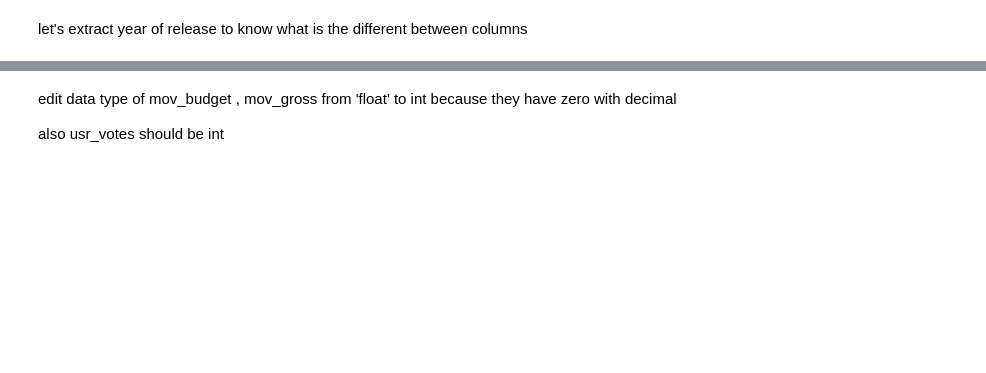
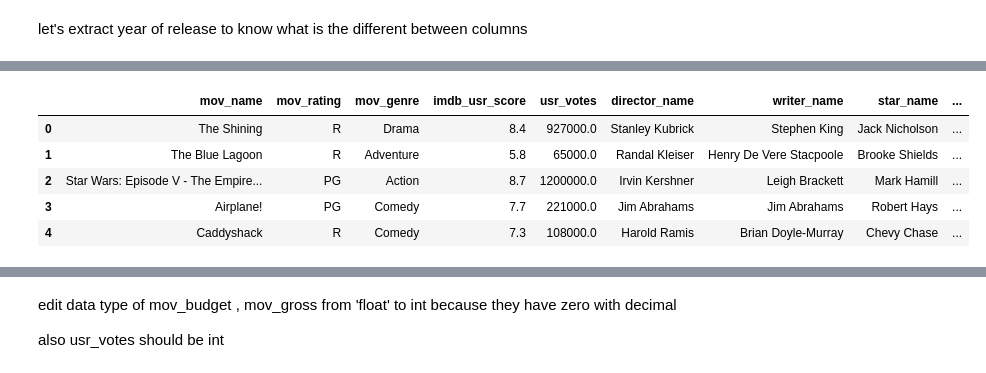
Before and after one commit to MahmuudNabil/Movies-Industry, a Jupyter notebook: Movie_industry.ipynb, the cells around one changed output, grey strips where cells are left out. Saved outputs shown, nothing was run; the diff lists cells and outputs as text; code cells hidden in the pictures; blank space fills up the shorter version.

```diff
--- a/Movie_industry.ipynb
+++ b/Movie_industry.ipynb
@@ -694,0 +721,11 @@ df.drop(['released_year'] , axis = 1 , inplace=True)
+# %%
+df['date'] = df['month_release'] + df['year_of_release']
+df['date'] = df['date'].str.strip()
+df.head()
+# %% [output]
+|  | mov_name | mov_rating | mov_genre | imdb_usr_score | usr_votes | director_name | writer_name | star_name | ... |
+| 0 | The Shining | R | Drama | 8.4 | 927000.0 | Stanley Kubrick | Stephen King | Jack Nicholson | ... |
+| 1 | The Blue Lagoon | R | Adventure | 5.8 | 65000.0 | Randal Kleiser | Henry De Vere Stacpoole | Brooke Shields | ... |
+| 2 | Star Wars: Episode V - The Empire... | PG | Action | 8.7 | 1200000.0 | Irvin Kershner | Leigh Brackett | Mark Hamill | ... |
+| 3 | Airplane! | PG | Comedy | 7.7 | 221000.0 | Jim Abrahams | Jim Abrahams | Robert Hays | ... |
+| 4 | Caddyshack | R | Comedy | 7.3 | 108000.0 | Harold Ramis | Brian Doyle-Murray | Chevy Chase | ... |
```
Also changed, not shown: parts of 24 cells of this notebook.
